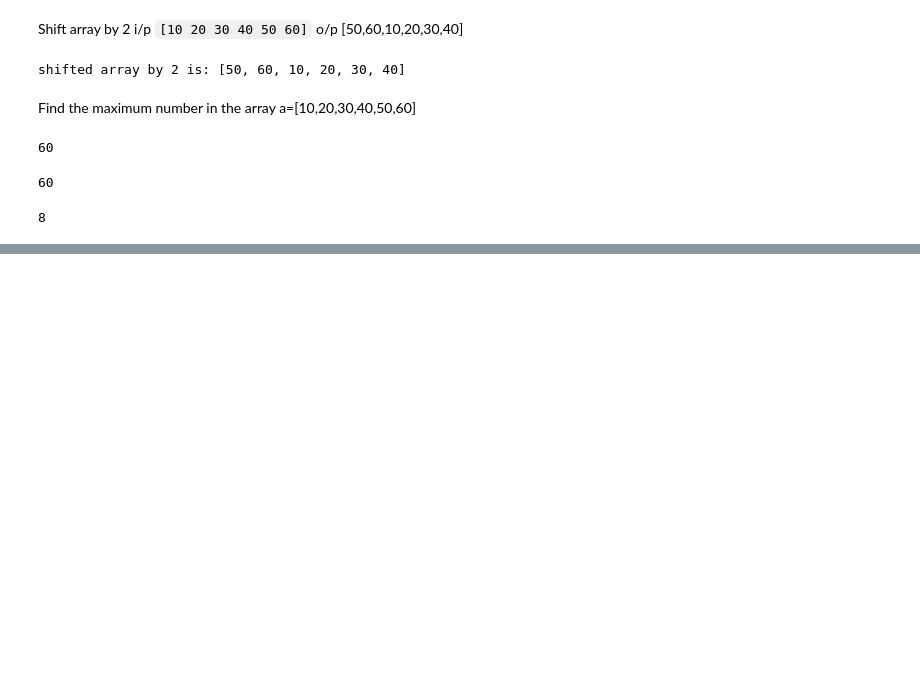
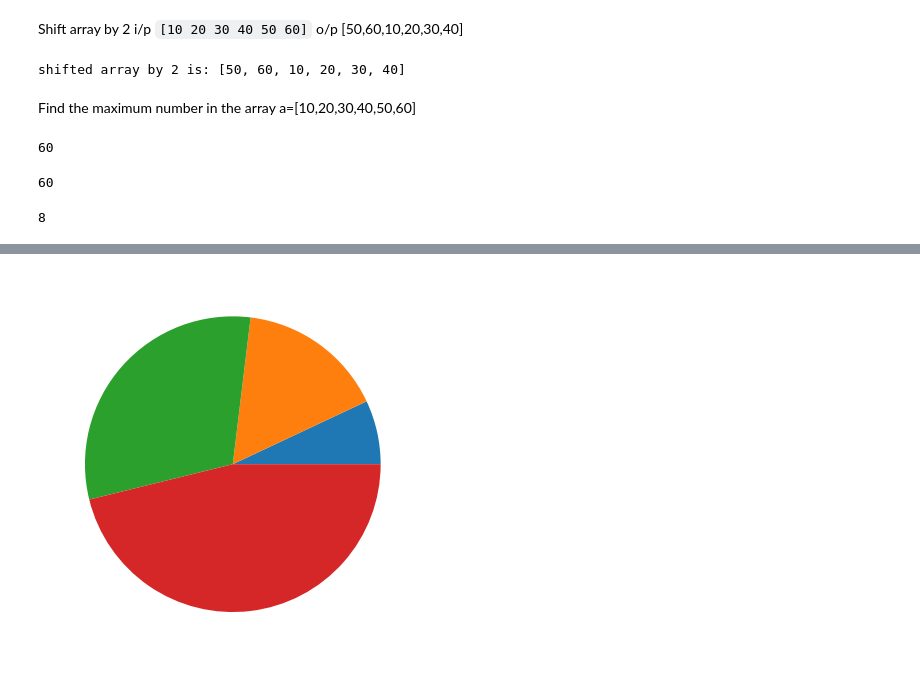
Before and after one commit to legend743/python_learning, a Jupyter notebook: array/findfirstoccurence.ipynb, the cells around one changed output, grey strips where cells are left out. Saved outputs shown, nothing was run; the diff lists cells and outputs as text; code cells hidden in the pictures; blank space fills up the shorter version.

```diff
--- a/array/findfirstoccurence.ipynb
+++ b/array/findfirstoccurence.ipynb
@@ -277,0 +293,7 @@ arr2.remove(n)
+# %%
+x=[10,23,44,66]
+
+plt.pie(x)
+plt.show()
+# %% [output]
+[figure, added]
```
Also changed, not shown: parts of 3 cells of this notebook, 5 other files.
